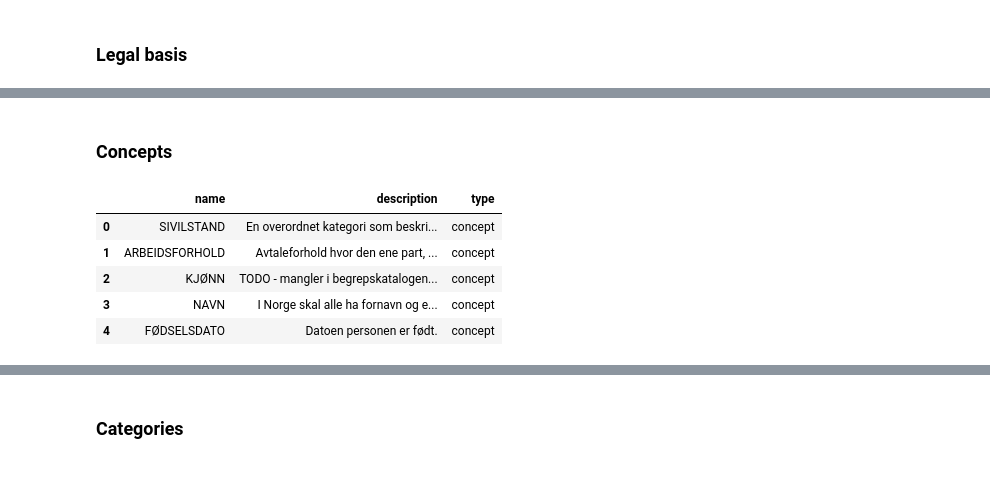
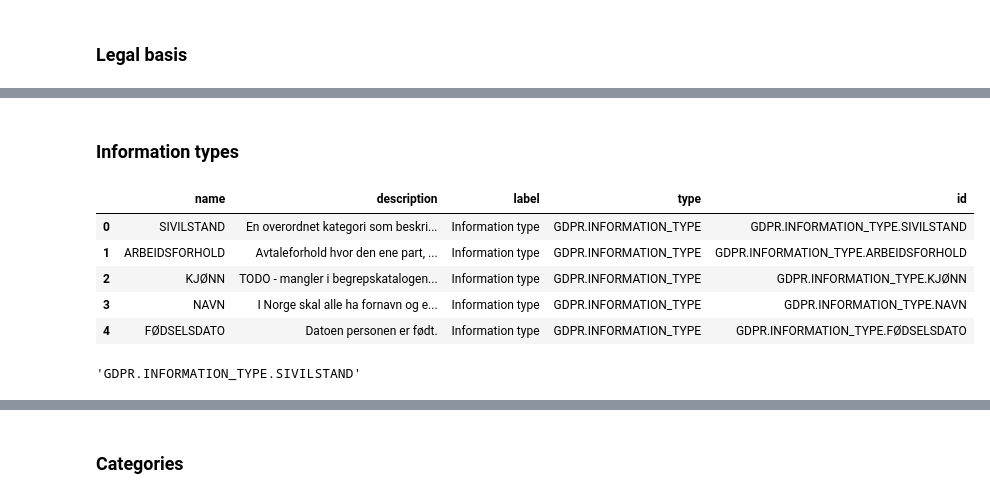
Before and after one commit to navikt/data-catalog-graph, a Jupyter notebook: notebooks/populate database.ipynb, the cells around one changed output, grey strips where cells are left out. Cells and saved outputs as stored; diff of their text form; code cells hidden in the pictures.

```diff
--- a/notebooks/populate database.ipynb
+++ b/notebooks/populate database.ipynb
@@ -56,6 +59,12 @@ xls.sheet_names
  'Category']
 # %% [markdown]
 # Populate tables
+# %%
+def get_id(row):
+    return row['type'] + '.' + row['name'].upper()
+
+def get_uuid(row):
+    return row['type'] + '.' + str(uuid.uuid4()).upper()
 # %% [markdown]
 ### Relationships
 # %%
@@ -182,20 +190,26 @@ df.tail()
-# %% [markdown]
-### Concepts
+# %% [markdown]
+### Information types
 # %%
 sheet=xls.sheet_names[3]
 
 df_concepts = pd.read_excel(xls, sheet, encoding='latin1')
 df_concepts = df_concepts[['title', 'description']]
 df_concepts.columns=['name', 'description']
 df_concepts['name'] = df_concepts['name'].apply(lambda x: x.strip().upper())
 df_concepts = df_concepts.append({'name': 'NOT AVAILABLE', 'description': 'Not Available -Verdi mangler'}, ignore_index=True).drop_duplicates()
-df_concepts['type'] = 'concept'
+df_concepts['label'] = 'Information type'
+df_concepts['type'] = 'GDPR.INFORMATION_TYPE'
+df_concepts['id'] = df_concepts.apply(get_id, axis=1)
 df_concepts.head()
 # %% [output]
-|  | name | description | type |
-| 0 | SIVILSTAND | En overordnet kategori som beskri... | concept |
-| 1 | ARBEIDSFORHOLD | Avtaleforhold hvor den ene part, ... | concept |
-| 2 | KJØNN | TODO - mangler i begrepskatalogen... | concept |
-| 3 | NAVN | I Norge skal alle ha fornavn og e... | concept |
-| 4 | FØDSELSDATO | Datoen personen er født. | concept |
+|  | name | description | label | type | id |
+| 0 | SIVILSTAND | En overordnet kategori som beskri... | Information type | GDPR.INFORMATION_TYPE | GDPR.INFORMATION_TYPE.SIVILSTAND |
+| 1 | ARBEIDSFORHOLD | Avtaleforhold hvor den ene part, ... | Information type | GDPR.INFORMATION_TYPE | GDPR.INFORMATION_TYPE.ARBEIDSFORHOLD |
+| 2 | KJØNN | TODO - mangler i begrepskatalogen... | Information type | GDPR.INFORMATION_TYPE | GDPR.INFORMATION_TYPE.KJØNN |
+| 3 | NAVN | I Norge skal alle ha fornavn og e... | Information type | GDPR.INFORMATION_TYPE | GDPR.INFORMATION_TYPE.NAVN |
+| 4 | FØDSELSDATO | Datoen personen er født. | Information type | GDPR.INFORMATION_TYPE | GDPR.INFORMATION_TYPE.FØDSELSDATO |
+# %%
+df_concepts.iloc[0]['id']
+# %% [output]
+'GDPR.INFORMATION_TYPE.SIVILSTAND'
 # %%
```
Also changed, not shown: parts of 31 cells of this notebook, 2 other files.
